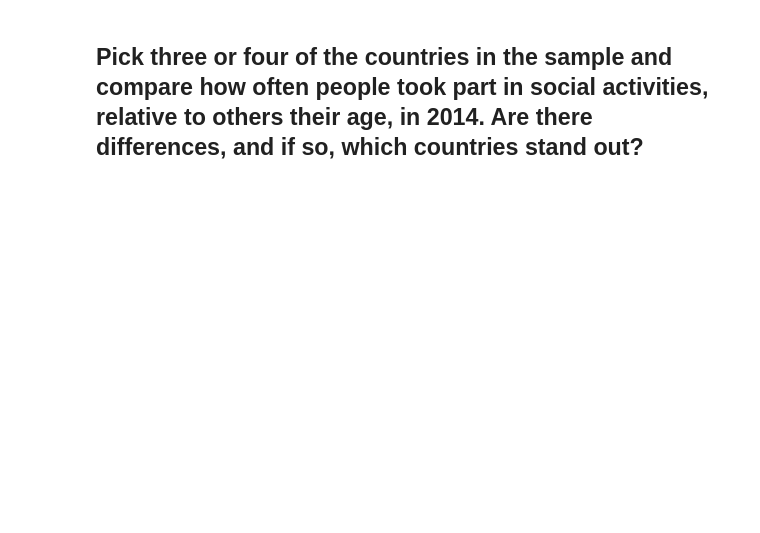
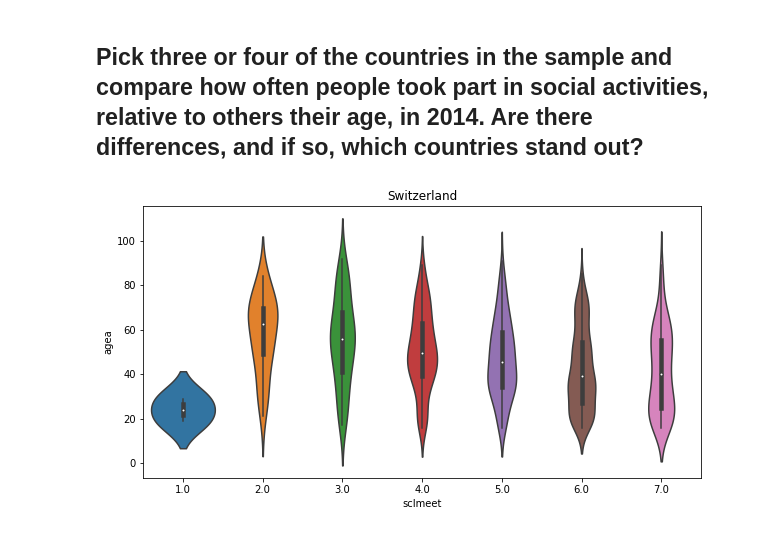
Before and after one commit to mbeckmanssf/Thinkful, a Jupyter notebook: Unit-5/5.4-What_Test.ipynb, the cells around one changed output. Saved outputs shown, nothing was run; the diff lists cells and outputs as text; code cells hidden in the pictures; blank space fills up the shorter version.

```diff
--- a/Unit-5/5.4-What_Test.ipynb
+++ b/Unit-5/5.4-What_Test.ipynb
@@ -329,2 +467,9 @@ People living with a partner were more likely (by eight points) to view people a
 # %% [markdown]
 ## Pick three or four of the countries in the sample and compare how often people took part in social activities, relative to others their age, in 2014. Are there differences, and if so, which countries stand out?
+# %%
+plt.figure(figsize=(10, 5))
+sns.violinplot(Switzerland2014['sclmeet'], Switzerland2014['agea'])
+plt.title('Switzerland')
+plt.show()
+# %% [output]
+[figure, added]
```
Also changed, not shown: parts of 29 cells of this notebook.
